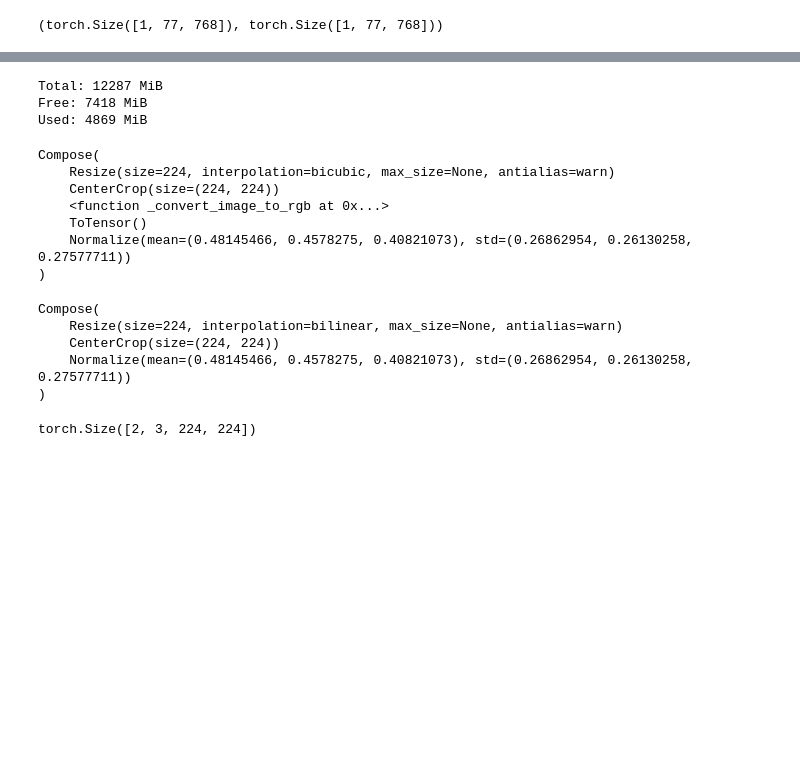
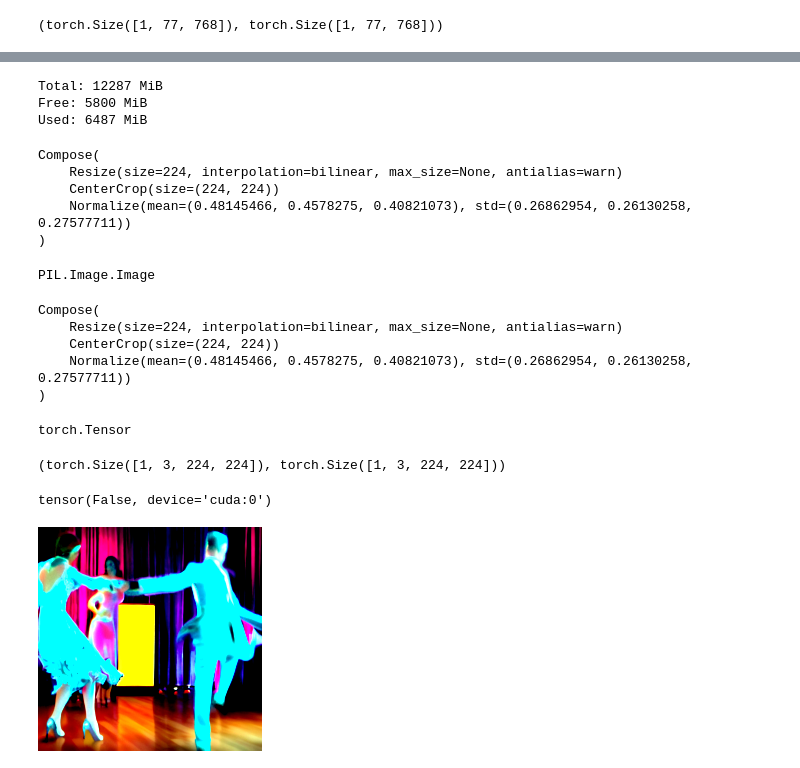
Before and after one commit to kk-digital/kcg-ml-sd1p4, a Jupyter notebook: clip_image_encoder.ipynb, the cells around one changed output, grey strips where cells are left out. Saved outputs shown, nothing was run; the diff lists cells and outputs as text; code cells hidden in the pictures; blank space fills up the shorter version.

```diff
--- a/clip_image_encoder.ipynb
+++ b/clip_image_encoder.ipynb
@@ -137,17 +135,16 @@ Used: 4869 MiB
 # %%
-img_encoder.load_submodels()
+img_encoder.load_clip_model()
 get_memory_status()
+# img_encoder.initialize_preprocessor()
 # %% [output]
 Total: 12287 MiB
-Free: 7418 MiB
-Used: 4869 MiB
+Free: 5800 MiB
+Used: 6487 MiB
 # %%
 img_encoder.image_processor
 # %% [output]
 Compose(
-    Resize(size=224, interpolation=bicubic, max_size=None, antialias=warn)
+    Resize(size=224, interpolation=bilinear, max_size=None, antialias=warn)
     CenterCrop(size=(224, 224))
-    <function _convert_image_to_rgb at 0x...>
-    ToTensor()
     Normalize(mean=(0.48145466, 0.4578275, 0.40821073), std=(0.26862954, 0.26130258, 0.27577711))
 )
@@ -156 +154,6 @@ img_encoder.initialize_preprocesser(from_tensor = True)
+# %%
+prep_from_img = img_encoder.image_processor(img).to(device)
+type(img)
+# %% [output]
+PIL.Image.Image
 # %%
@@ -162,7 +166,19 @@ Compose(
     Normalize(mean=(0.48145466, 0.4578275, 0.40821073), std=(0.26862954, 0.26130258, 0.27577711))
 )
 # %%
-prep_img = img_encoder.image_processor(images)
-prep_img.shape
+prep_from_tensor = img_encoder.image_processor(images)
+type(images)
 # %% [output]
-torch.Size([2, 3, 224, 224])
+torch.Tensor
+# %%
+prep_from_img.shape, prep_from_tensor.shape
+# %% [output]
+(torch.Size([1, 3, 224, 224]), torch.Size([1, 3, 224, 224]))
+# %%
+torch.all(prep_from_img.to(device) == prep_from_tensor)
+# %% [output]
+tensor(False, device='cuda:0')
+# %%
+to_pil(prep_from_img.squeeze(0))
+# %% [output]
+[figure, added]
```
Also changed, not shown: parts of 24 cells of this notebook, 1 other file.
